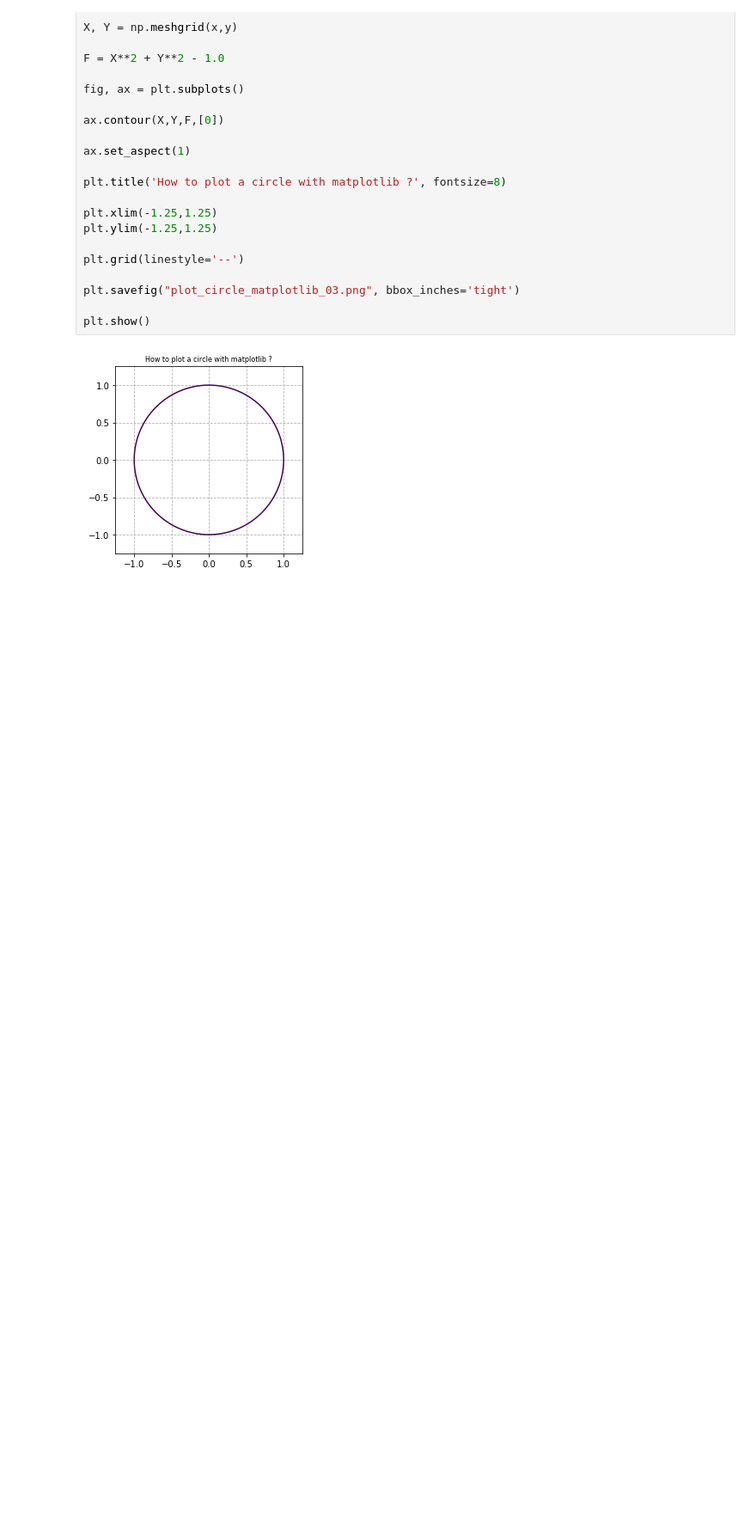
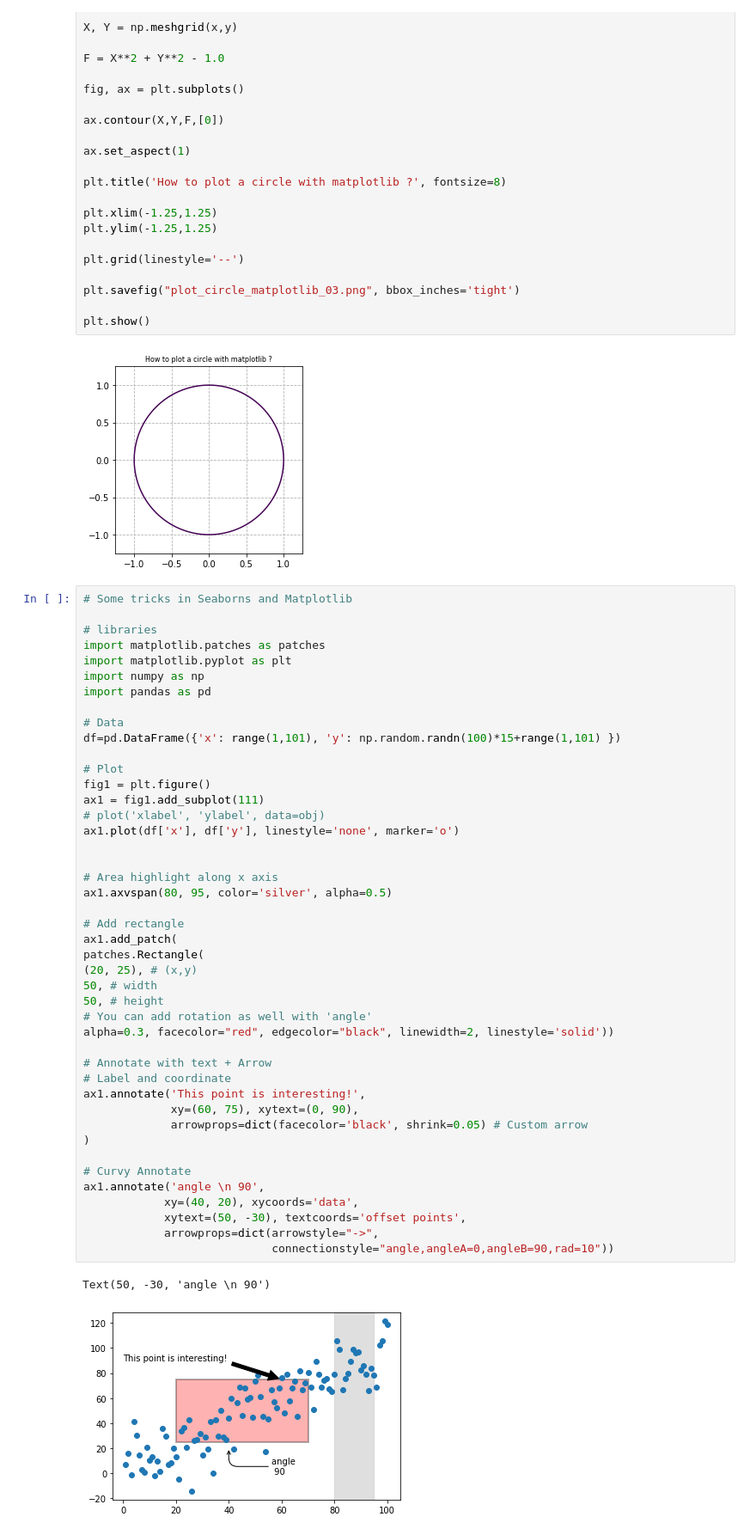
Before and after one commit to arcticv/python, a Jupyter notebook: vc5_portfolioanalysis_sample.ipynb, the cells around one changed output. Shown at 86% size. Drawn from its saved outputs; the diff is of its cells as text; blank space fills up the shorter version.

```diff
--- a/vc5_portfolioanalysis_sample.ipynb
+++ b/vc5_portfolioanalysis_sample.ipynb
@@ -1012,3 +1043,50 @@ plt.savefig("plot_circle_matplotlib_03.png", bbox_inches='tight')
 plt.show()
 # %% [output]
 [figure]
+# %%
+# Some tricks in Seaborns and Matplotlib
+
+# libraries
+import matplotlib.patches as patches
+import matplotlib.pyplot as plt
+import numpy as np
+import pandas as pd
+
+# Data
+df=pd.DataFrame({'x': range(1,101), 'y': np.random.randn(100)*15+range(1,101) })
+
+# Plot
+fig1 = plt.figure()
+ax1 = fig1.add_subplot(111)
+# plot('xlabel', 'ylabel', data=obj)
+ax1.plot(df['x'], df['y'], linestyle='none', marker='o')
+
+
+# Area highlight along x axis
+ax1.axvspan(80, 95, color='silver', alpha=0.5)
+
+# Add rectangle
+ax1.add_patch(
+patches.Rectangle(
+(20, 25), # (x,y)
+50, # width
+50, # height
+# You can add rotation as well with 'angle'
+alpha=0.3, facecolor="red", edgecolor="black", linewidth=2, linestyle='solid'))
+
+# Annotate with text + Arrow
+# Label and coordinate
+ax1.annotate('This point is interesting!',
+             xy=(60, 75), xytext=(0, 90),
+             arrowprops=dict(facecolor='black', shrink=0.05) # Custom arrow
+)
+
+# Curvy Annotate
+ax1.annotate('angle \n 90',
+            xy=(40, 20), xycoords='data',
+            xytext=(50, -30), textcoords='offset points',
+            arrowprops=dict(arrowstyle="->",
+                            connectionstyle="angle,angleA=0,angleB=90,rad=10"))
+# %% [output]
+Text(50, -30, 'angle \n 90')
+[figure, added]
```
Also changed, not shown: parts of 28 cells of this notebook.
